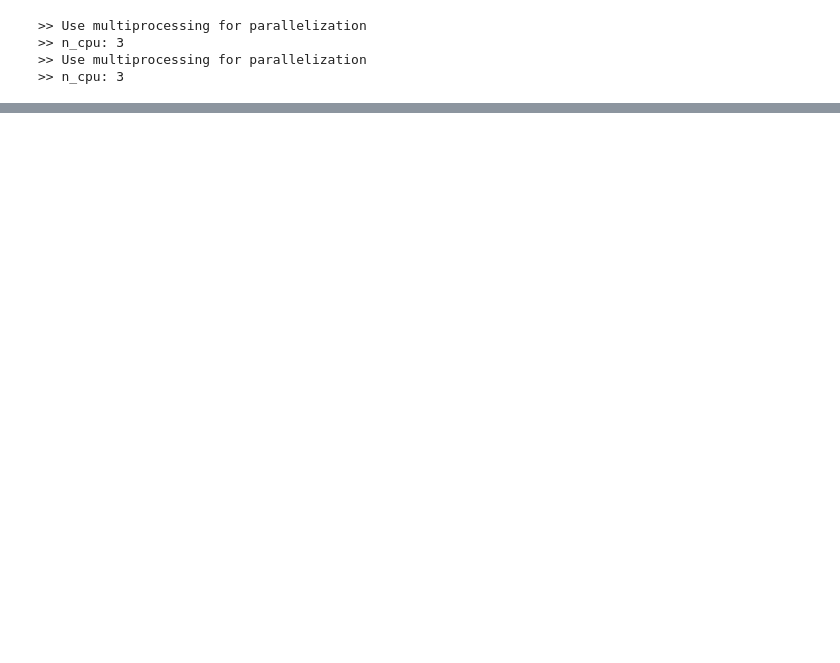
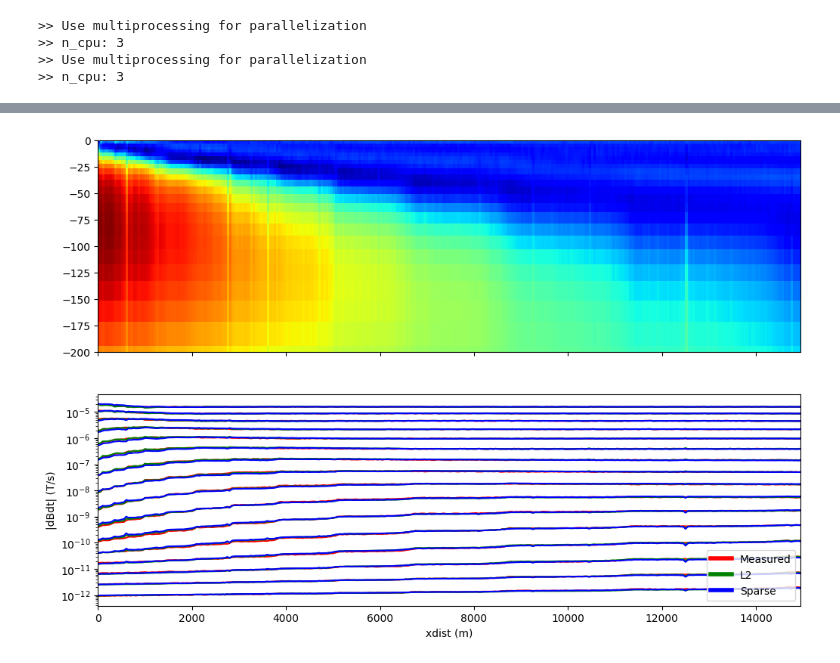
Before and after one commit to emerald-geomodelling/simpeg-simpleem-examples, a Jupyter notebook: synthetic_inversion.ipynb, the cells around one changed output, grey strips where cells are left out. Cells and saved outputs as stored; diff of their text form; code cells hidden in the pictures; blank space fills up the shorter version.

```diff
--- a/synthetic_inversion.ipynb
+++ b/synthetic_inversion.ipynb
@@ -106,0 +119,16 @@ plt.show()
+# %%
+fig = plt.figure(figsize=(12, 8))
+axs = fig.subplots(2, 1, sharex=True)
+xyzl2.plot_line(0, ax=axs[0], cmap="jet")
+axs[0].set_ylim(-200, 0)
+
+xyz.plot_line(0, ax=axs[1], c="red", label="measured %(gate)i @ %(time).2e")
+xyzl2fwd.plot_line(0, ax=axs[1], c="green", label="fwd %(gate)i @ %(time).2e")
+xyzsparsefwd.plot_line(0, ax=axs[1], c="blue", label="fwd %(gate)i @ %(time).2e")
+axs[1].legend([matplotlib.lines.Line2D([0], [0], color="red", lw=4),
+           matplotlib.lines.Line2D([0], [0], color="green", lw=4),
+           matplotlib.lines.Line2D([0], [0], color="blue", lw=4)],
+          ['Measured', 'L2', "Sparse"])
+plt.show()
+# %% [output]
+[figure, added]
```
Also changed, not shown: parts of 6 cells of this notebook, 6 other files.
